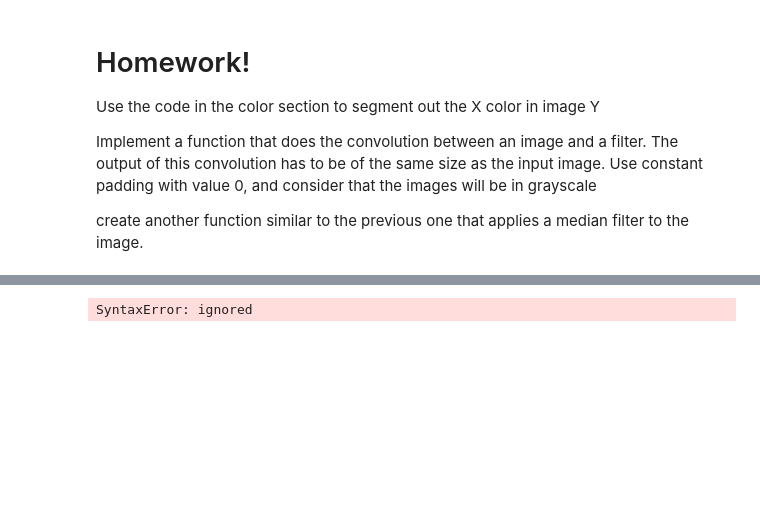
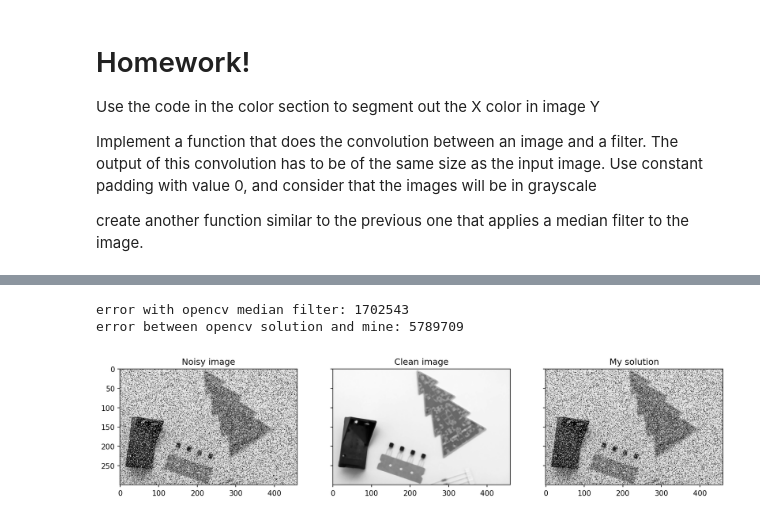
Before and after one commit to kev1092/Lab1, a Jupyter notebook: Lab1_Color_and_Convolutions.ipynb, the cells around one changed output, grey strips where cells are left out. Cells and saved outputs as stored; diff of their text form; code cells hidden in the pictures; blank space fills up the shorter version.

```diff
--- a/Lab1_Color_and_Convolutions.ipynb
+++ b/Lab1_Color_and_Convolutions.ipynb
@@ -399,29 +407,41 @@ NameError: ignored
 # %%
-probnoise = 0.05
+probnoise = 0.30
 noise = np.random.rand(img2.shape[0],img2.shape[1])
 black = noise <= probnoise/2
 white = noise >= 1-probnoise/2
 
 imnoise = img2.copy()
 imnoise[black]=0
 imnoise[white]=255
 
 
 def medianfilter(imnoise):
   # TO DO
+  output=imnoise #change this line too!
   return output
+
 
 cleanout = medianfilter(imnoise)
 
-fig, ax = plt.subplots(nrows=1, ncols=2, figsize=(15, 7), dpi=100, sharex=True, sharey=True)
-ax[0,0].imshow(imnoise,cmap="gray")
-ax[0,0].set_title('Noisy image')
+sol_median = cv2.medianBlur(img2,5)
 
-ax[0,1].imshow(cleanout,cmap="gray")
-ax[0,1].set_title("Clean image")
+fig, ax = plt.subplots(nrows=1, ncols=3, figsize=(15, 10), dpi=150, sharex=True, sharey=True)
+ax[0].imshow(imnoise,cmap="gray")
+ax[0].set_title('Noisy image')
+
+ax[1].imshow(sol_median,cmap="gray")
+ax[1].set_title("Clean image")
+
+ax[2].imshow(cleanout,cmap="gray")
+ax[2].set_title("My solution")
 
 #L2-error
-error = np.sum((img2-Clean image)**2)
-print(error)
+error = np.sum((img2-sol_median)**2)
+error_dif = np.sum((sol_median-cleanout)**2)
+print("error with opencv median filter: {}".format(error))
+# why do you think there is still such a high error between the original image and the clean one if it looks good??
+print("error between opencv solution and mine: {}".format(error_dif))
 # %% [output]
-SyntaxError: ignored
+error with opencv median filter: 1702543
+error between opencv solution and mine: 5789709
+[figure, added]
```
Also changed, not shown: parts of 32 cells of this notebook.
